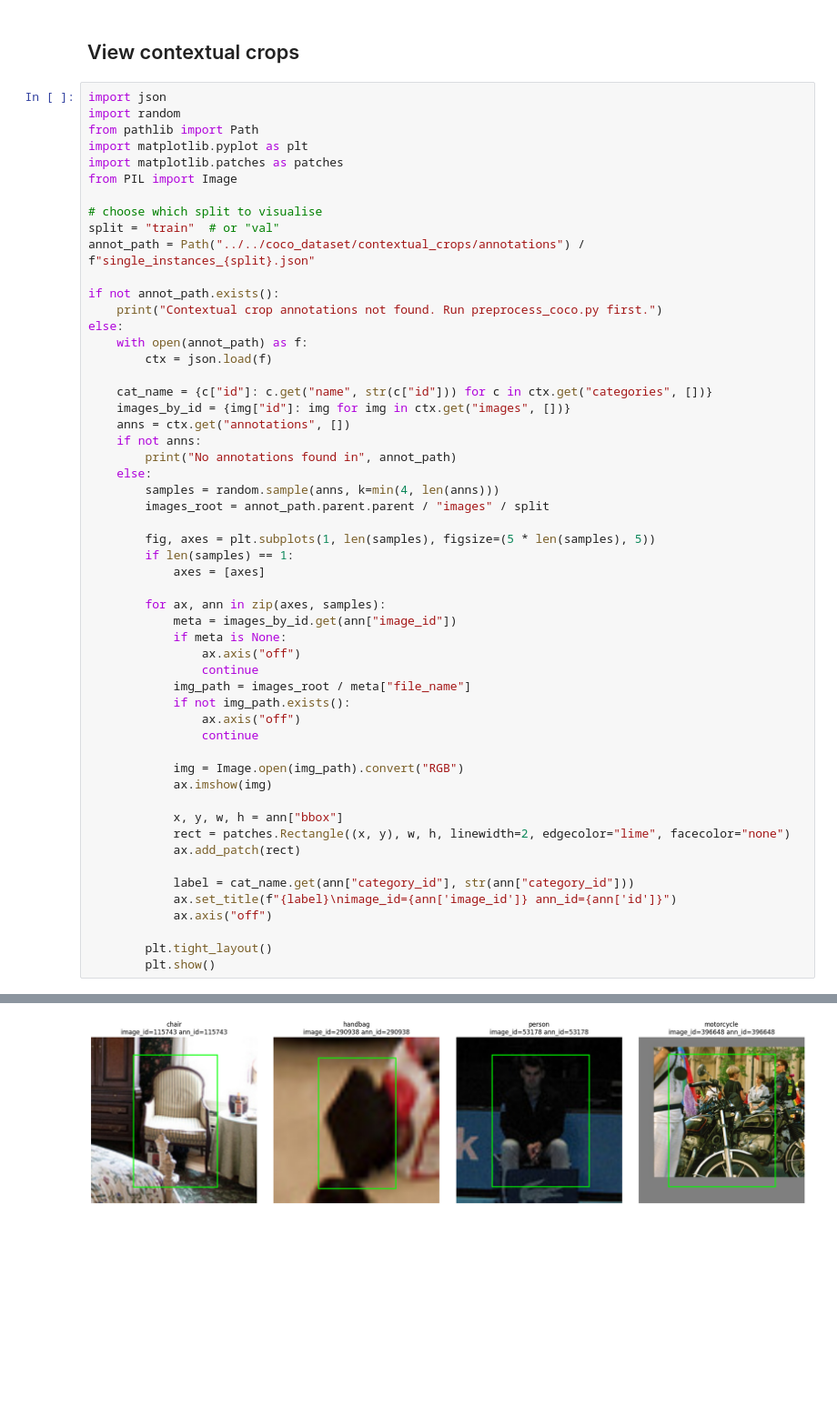
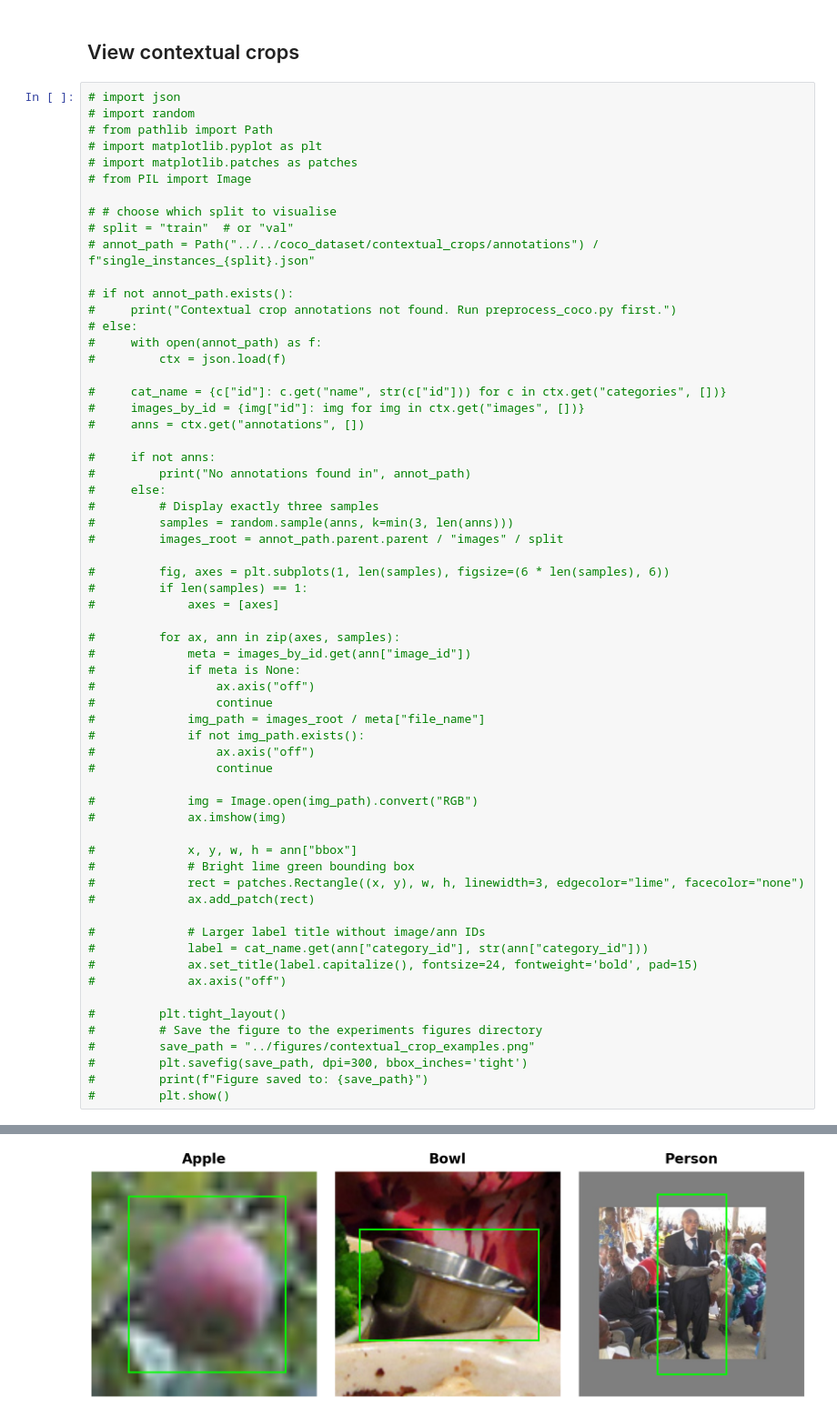
Before and after one commit to sush-utagi/Honours_2026, a Jupyter notebook: experiments/dataset_creation/explore_coco.ipynb, the cells around one changed output, grey strips where cells are left out. Shown at 91% size. Drawn from its saved outputs; the diff is of its cells as text; blank space fills up the shorter version.

```diff
--- a/experiments/dataset_creation/explore_coco.ipynb
+++ b/experiments/dataset_creation/explore_coco.ipynb
@@ -127,57 +133,65 @@ plt.show()
 # %% [markdown]
 ## View contextual crops
 # %%
-import json
-import random
-from pathlib import Path
-import matplotlib.pyplot as plt
-import matplotlib.patches as patches
-from PIL import Image
+# import json
+# import random
+# from pathlib import Path
+# import matplotlib.pyplot as plt
+# import matplotlib.patches as patches
+# from PIL import Image
 
-# choose which split to visualise
-split = "train"  # or "val"
-annot_path = Path("../../coco_dataset/contextual_crops/annotations") / f"single_instances_{split}.json"
+# # choose which split to visualise
+# split = "train"  # or "val"
+# annot_path = Path("../../coco_dataset/contextual_crops/annotations") / f"single_instances_{split}.json"
 
-if not annot_path.exists():
-    print("Contextual crop annotations not found. Run preprocess_coco.py first.")
-else:
-    with open(annot_path) as f:
-        ctx = json.load(f)
+# if not annot_path.exists():
+#     print("Contextual crop annotations not found. Run preprocess_coco.py first.")
+# else:
+#     with open(annot_path) as f:
+#         ctx = json.load(f)
 
-    cat_name = {c["id"]: c.get("name", str(c["id"])) for c in ctx.get("categories", [])}
-    images_by_id = {img["id"]: img for img in ctx.get("images", [])}
-    anns = ctx.get("annotations", [])
-    if not anns:
-        print("No annotations found in", annot_path)
-    else:
-        samples = random.sample(anns, k=min(4, len(anns)))
-        images_root = annot_path.parent.parent / "images" / split
+#     cat_name = {c["id"]: c.get("name", str(c["id"])) for c in ctx.get("categories", [])}
+#     images_by_id = {img["id"]: img for img in ctx.get("images", [])}
+#     anns = ctx.get("annotations", [])
 
-        fig, axes = plt.subplots(1, len(samples), figsize=(5 * len(samples), 5))
-        if len(samples) == 1:
-            axes = [axes]
+#     if not anns:
+#         print("No annotations found in", annot_path)
+#     else:
+#         # Display exactly three samples
+#         samples = random.sample(anns, k=min(3, len(anns)))
+#         images_root = annot_path.parent.parent / "images" / split
 
-        for ax, ann in zip(axes, samples):
-            meta = images_by_id.get(ann["image_id"])
-            if meta is None:
-                ax.axis("off")
-                continue
-            img_path = images_root / meta["file_name"]
-            if not img_path.exists():
-                ax.axis("off")
-                continue
+#         fig, axes = plt.subplots(1, len(samples), figsize=(6 * len(samples), 6))
+#         if len(samples) == 1:
+#             axes = [axes]
 
-            img = Image.open(img_path).convert("RGB")
-            ax.imshow(img)
+#         for ax, ann in zip(axes, samples):
+#             meta = images_by_id.get(ann["image_id"])
+#             if meta is None:
+#                 ax.axis("off")
+#                 continue
+#             img_path = images_root / meta["file_name"]
+#             if not img_path.exists():
+#                 ax.axis("off")
+#                 continue
 
-            x, y, w, h = ann["bbox"]
-            rect = patches.Rectangle((x, y), w, h, linewidth=2, edgecolor="lime", facecolor="none")
-            ax.add_patch(rect)
+#             img = Image.open(img_path).convert("RGB")
+#             ax.imshow(img)
 
-            label = cat_name.get(ann["category_id"], str(ann["category_id"]))
-            ax.set_title(f"{label}\nimage_id={ann['image_id']} ann_id={ann['id']}")
-            ax.axis("off")
+#             x, y, w, h = ann["bbox"]
+#             # Bright lime green bounding box
+#             rect = patches.Rectangle((x, y), w, h, linewidth=3, edgecolor="lime", facecolor="none")
+#             ax.add_patch(rect)
 
-        plt.tight_layout()
-        plt.show()
+#             # Larger label title without image/ann IDs
+#             label = cat_name.get(ann["category_id"], str(ann["category_id"]))
+#             ax.set_title(label.capitalize(), fontsize=24, fontweight='bold', pad=15)
+#             ax.axis("off")
+
+#         plt.tight_layout()
+#         # Save the figure to the experiments figures directory
+#         save_path = "../figures/contextual_crop_examples.png"
+#         plt.savefig(save_path, dpi=300, bbox_inches='tight')
+#         print(f"Figure saved to: {save_path}")
+#         plt.show()
 # %% [output]
@@ -184,4 +199,4 @@ else:
-[figure, old version]
+[figure, new version]
 # %%
 import pandas as pd
 import matplotlib.pyplot as plt
```
Also changed, not shown: parts of 4 cells of this notebook, 12 other files.
